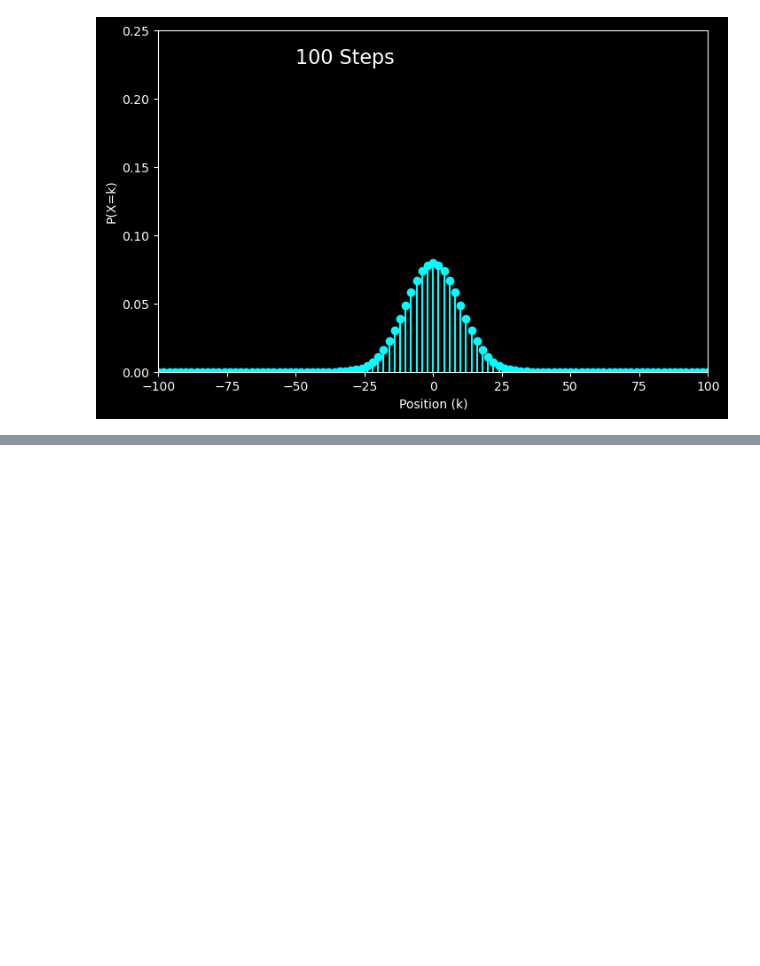
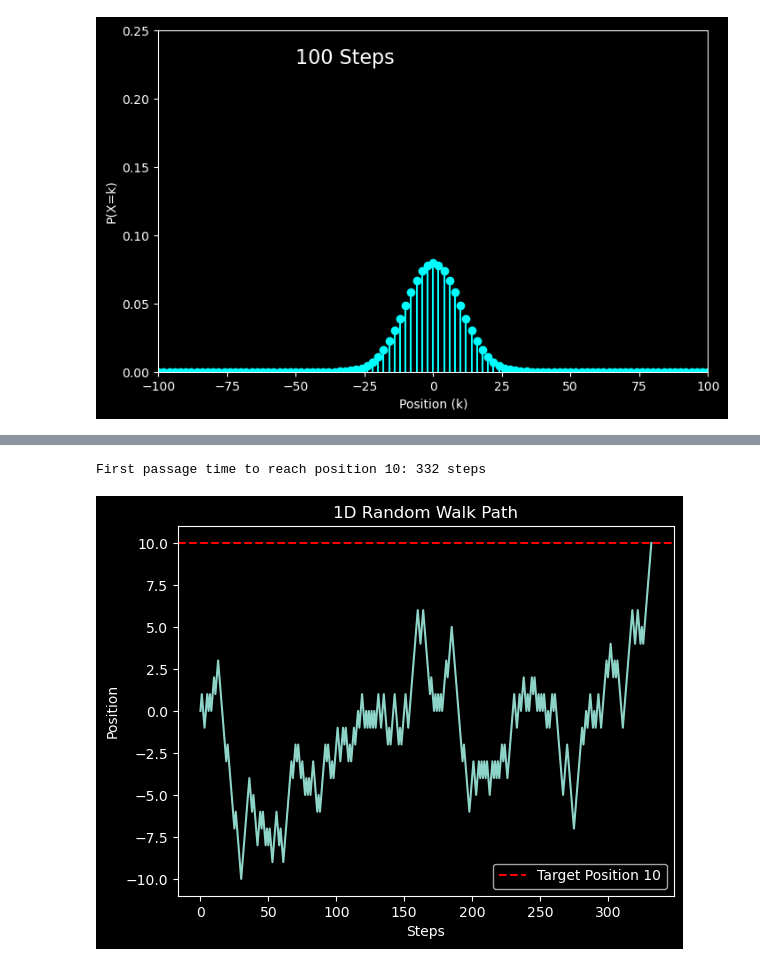
Before and after one commit to CAS-ReproLab/FunWithModels, a Jupyter notebook: Random Walks/1D_SRW.ipynb, the cells around one changed output, grey strips where cells are left out. Drawn from its saved outputs; the diff is of its cells as text; code cells hidden in the pictures; blank space fills up the shorter version.

```diff
--- a/Random Walks/1D_SRW.ipynb
+++ b/Random Walks/1D_SRW.ipynb
@@ -280,0 +289,50 @@ Video("random_walk_pmf_animation.mp4", embed=True)
+# %%
+import numpy as np
+import matplotlib.pyplot as plt
+
+def simulate_first_passage(target_position, max_steps=10000):
+    # Initialize variables
+    position = 0  # Start at 0
+    steps = 0  # Count the number of steps taken
+
+    # Track the random walk's path
+    path = [position]
+
+    # Perform the random walk
+    while position != target_position and steps < max_steps:
+        step = np.random.choice([-1, 1])  # Randomly take +1 or -1 step
+        position += step
+        path.append(position)
+        steps += 1
+
+    # Check if target was reached within max_steps
+    if position == target_position:
+        return steps, path
+    else:
+        return None, path  # If max_steps is reached without hitting target
+
+# Parameters
+target_position = 10  # Position we want to reach
+max_steps = 10000  # Limit on the number of steps to avoid infinite loops
+
+# Run the simulation
+first_passage_time, path = simulate_first_passage(target_position, max_steps)
+
+# Display results
+if first_passage_time is not None:
+    print(f"First passage time to reach position {target_position}: {first_passage_time} steps")
+else:
+    print(f"Did not reach position {target_position} within {max_steps} steps")
+
+# Plot the path
+plt.style.use('dark_background')
+plt.plot(path)
+plt.axhline(target_position, color="red", linestyle="--", label=f"Target Position {target_position}")
+plt.title("1D Random Walk Path")
+plt.xlabel("Steps")
+plt.ylabel("Position")
+plt.legend()
+plt.show()
+# %% [output]
+First passage time to reach position 10: 332 steps
+[figure, added]
```
Also changed, not shown: parts of 3 cells of this notebook.
